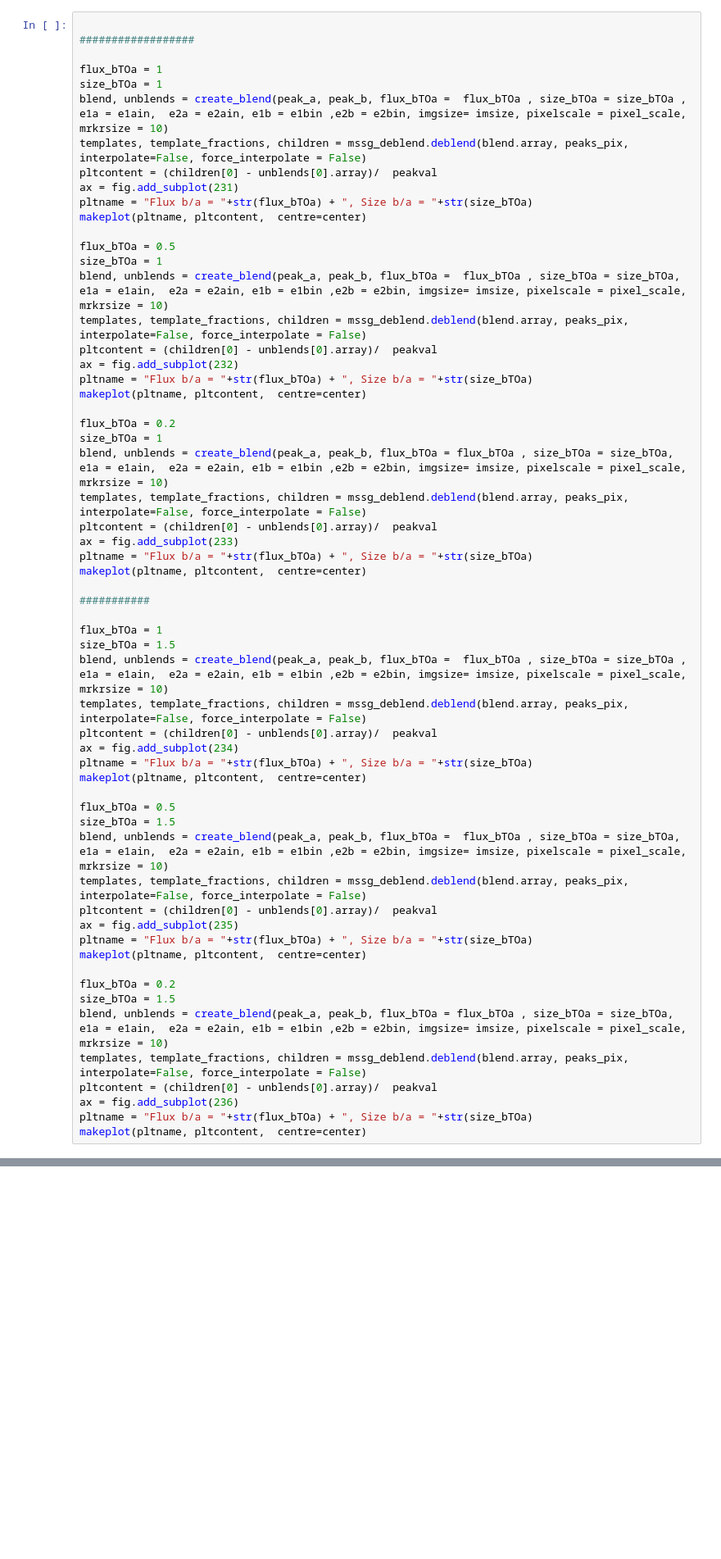
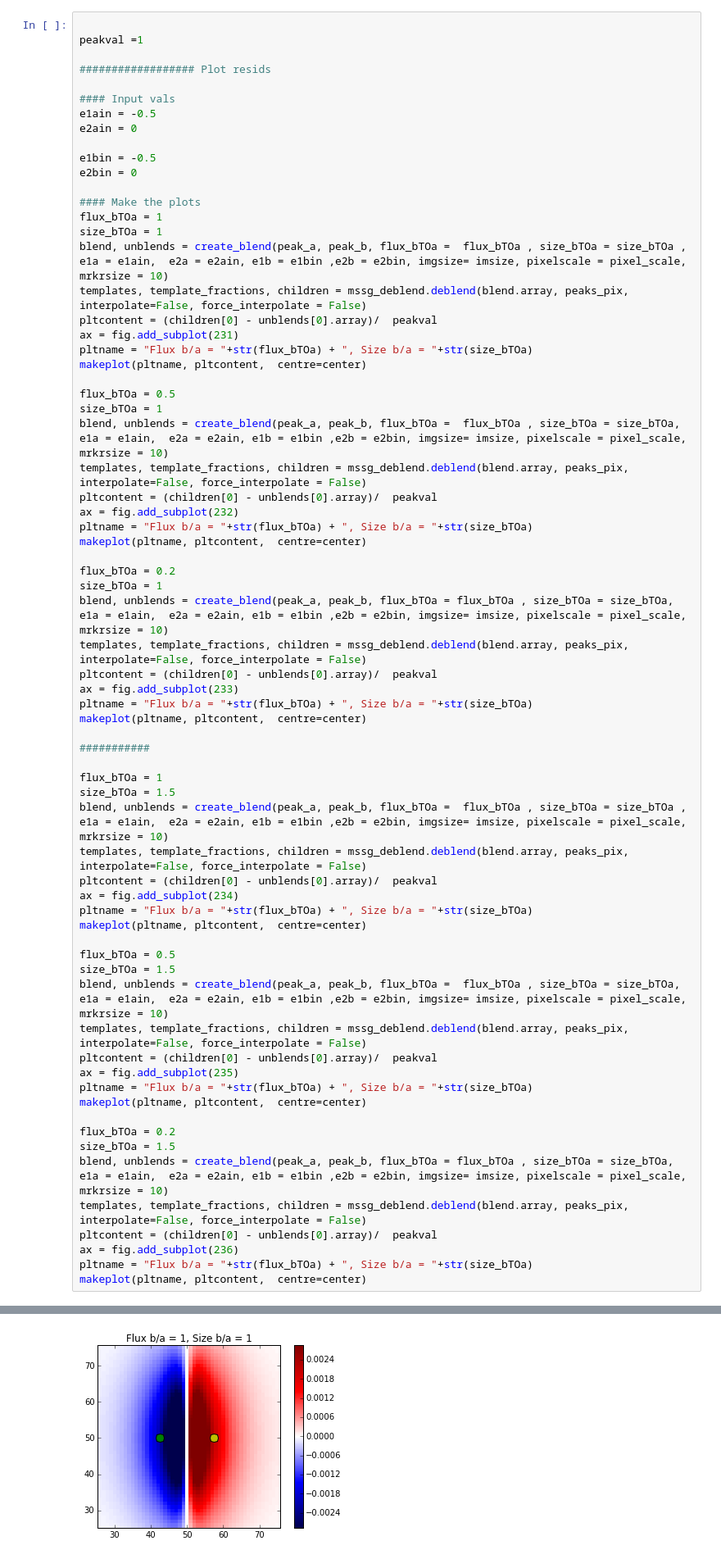
Before and after one commit to alvarezcl/galsim_work, a Jupyter notebook: mssgversion_code/mssg_deblendAndPlotResids.1.ipynb, the cells around one changed output, grey strips where cells are left out. Shown at 82% size. Cells and saved outputs as stored; diff of their text form; blank space fills up the shorter version.

```diff
--- a/mssgversion_code/mssg_deblendAndPlotResids.1.ipynb
+++ b/mssgversion_code/mssg_deblendAndPlotResids.1.ipynb
@@ -319,7 +318,17 @@ NameError: name 'peakval' is not defined
 # %%
 
-##################
+peakval =1
 
+################## Plot resids
+
+#### Input vals
+e1ain = -0.5
+e2ain = 0
+
+e1bin = -0.5
+e2bin = 0
+
+#### Make the plots
 flux_bTOa = 1
 size_bTOa = 1
 blend, unblends = create_blend(peak_a, peak_b, flux_bTOa =  flux_bTOa , size_bTOa = size_bTOa , e1a = e1ain,  e2a = e2ain, e1b = e1bin ,e2b = e2bin, imgsize= imsize, pixelscale = pixel_scale, mrkrsize = 10)
@@ -379,0 +388 @@ TypeError: create_blend() got an unexpected keyword argument 'flux_bTOa'
+[figure, added]
```
Also changed, not shown: parts of 5 cells of this notebook, 2 other files.
